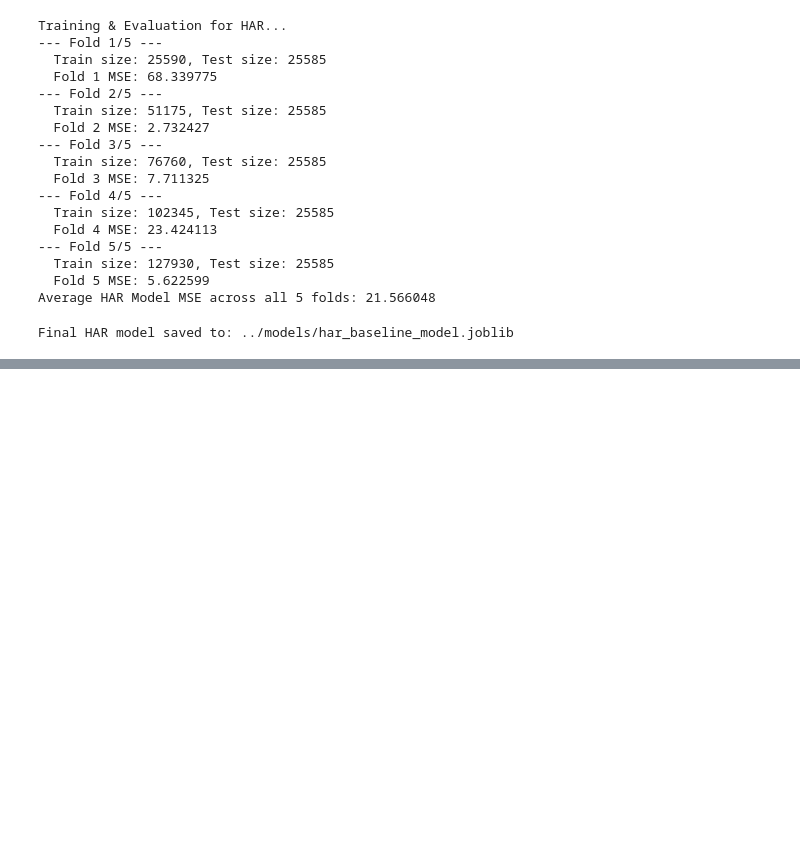
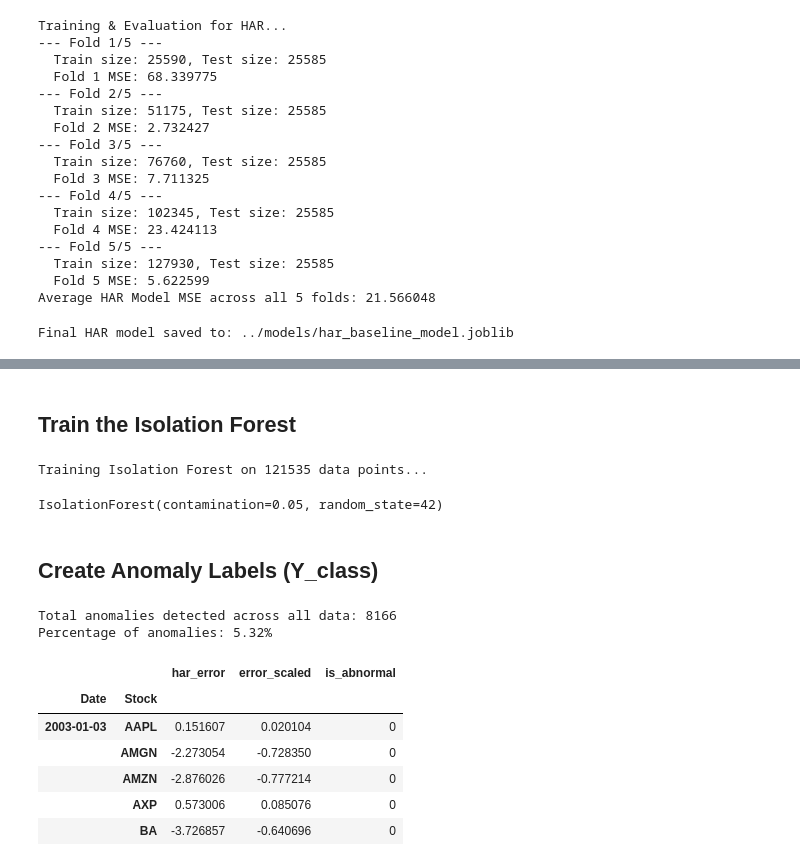
Before and after one commit to samfan-27/MLProject, a Jupyter notebook: notebooks/03_model_building.ipynb, the cells around one changed output, grey strips where cells are left out. Saved outputs shown, nothing was run; the diff lists cells and outputs as text; code cells hidden in the pictures; blank space fills up the shorter version.

```diff
--- a/notebooks/03_model_building.ipynb
+++ b/notebooks/03_model_building.ipynb
@@ -136,0 +142,8 @@ Final HAR model saved to: ../models/har_baseline_model.joblib
+# %%
+MODEL_PATH = os.path.join("..", "models", "har_baseline_model.joblib")
+
+har_model = joblib.load(MODEL_PATH)
+
+har_features = ['rv_lag_1', 'rv_rolling_5', 'rv_rolling_22']
+X_har = df[har_features]
+Y_reg = df['Y_reg']
@@ -136,0 +152,5 @@ Final HAR model saved to: ../models/har_baseline_model.joblib
+# %%
+har_predictions = har_model.predict(X_har)
+df['har_error'] = Y_reg - har_predictions
+print("HAR model residuals calculated.")
+display(df[['Y_reg', 'har_error']].describe())
@@ -136,0 +185,38 @@ Final HAR model saved to: ../models/har_baseline_model.joblib
+# %% [markdown]
+## Train the Isolation Forest
+# %%
+train_end_date = '2019-12-31'
+train_data = df.loc[df.index.get_level_values('Date') <= train_end_date]
+
+X_train_errors = train_data['error_scaled'].values.reshape(-1, 1)
+print(f"Training Isolation Forest on {len(X_train_errors)} data points...")
+
+iso_forest = IsolationForest(contamination=0.05, random_state=42)
+iso_forest.fit(X_train_errors)
+# %% [output]
+Training Isolation Forest on 121535 data points...
+IsolationForest(contamination=0.05, random_state=42)
+# %% [markdown]
+## Create Anomaly Labels (Y_class)
+# %%
+X_all_errors = df['error_scaled'].values.reshape(-1, 1)
+
+anomaly_predictions = iso_forest.predict(X_all_errors)
+
+df['is_abnormal'] = np.where(anomaly_predictions == -1, 1, 0)
+
+abnormal_pct = df['is_abnormal'].mean() * 100
+print(f"Total anomalies detected across all data: {df['is_abnormal'].sum()}")
+print(f"Percentage of anomalies: {abnormal_pct:.2f}%")
+
+display(df[['har_error', 'error_scaled', 'is_abnormal']].head())
+# %% [output]
+Total anomalies detected across all data: 8166
+Percentage of anomalies: 5.32%
+|  |  | har_error | error_scaled | is_abnormal |
+| Date | Stock |  |  |  |
+| 2003-01-03 | AAPL | 0.151607 | 0.020104 | 0 |
+|  | AMGN | -2.273054 | -0.728350 | 0 |
+|  | AMZN | -2.876026 | -0.777214 | 0 |
+|  | AXP | 0.573006 | 0.085076 | 0 |
+|  | BA | -3.726857 | -0.640696 | 0 |
```
Also changed, not shown: parts of 9 cells of this notebook.
